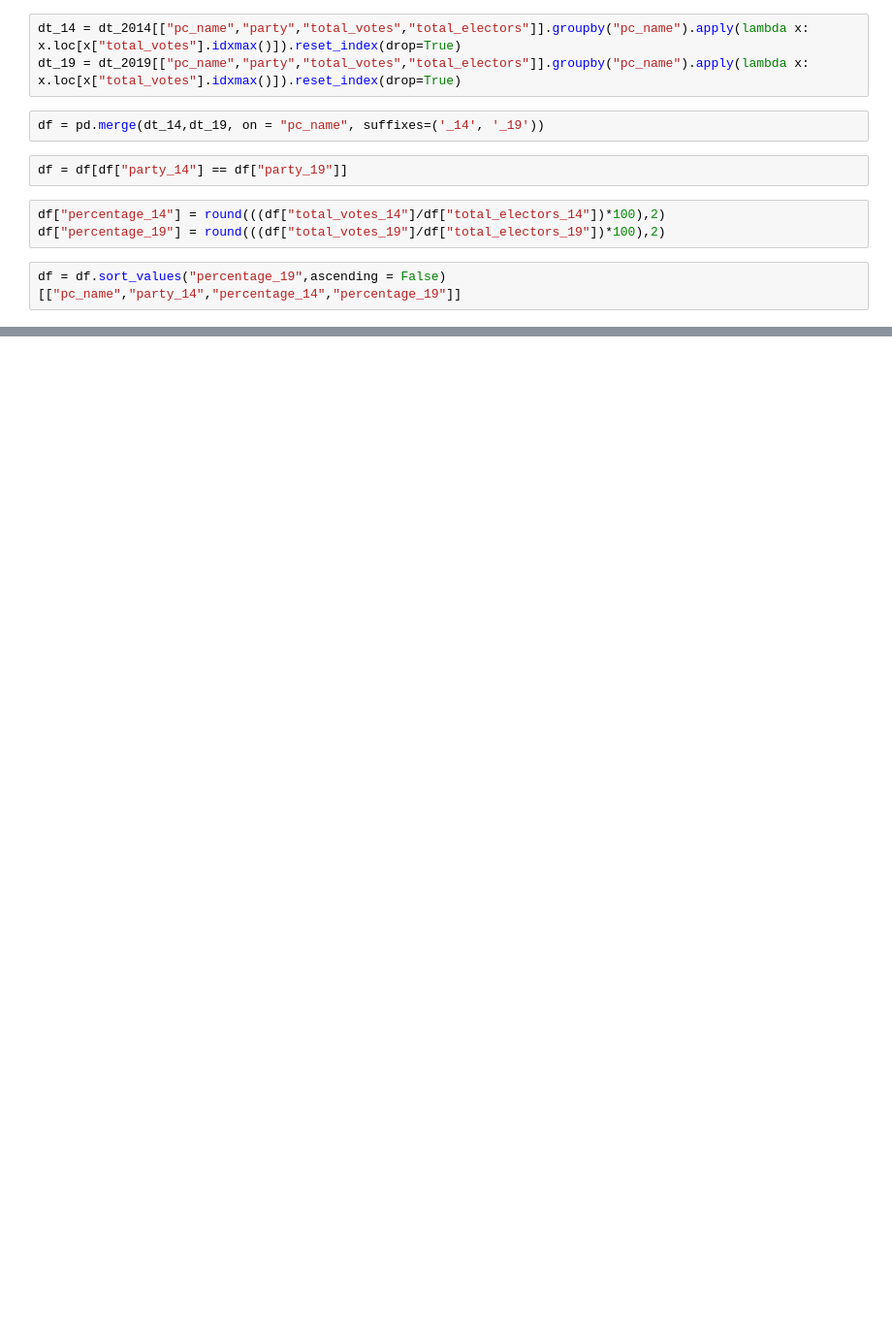
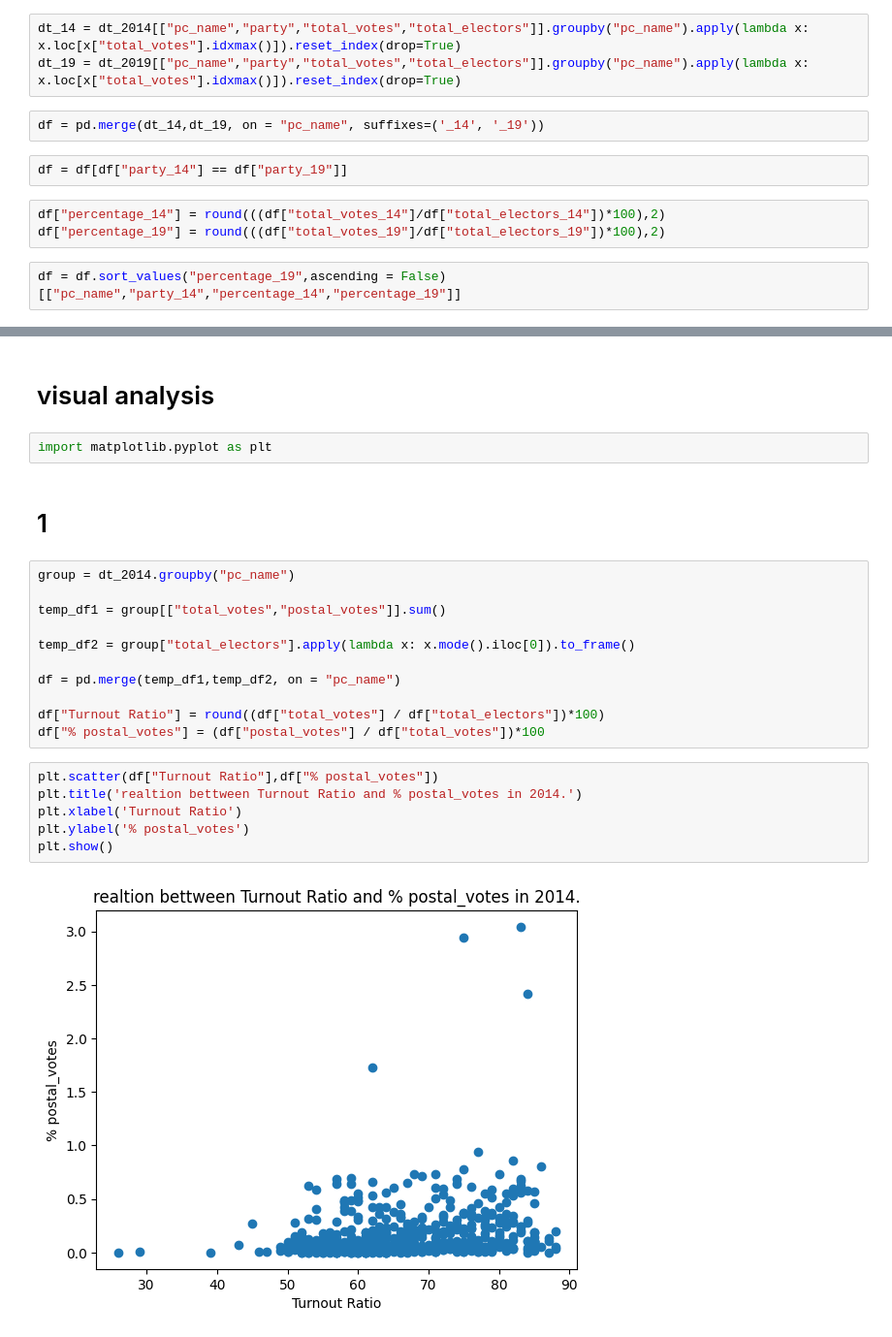
Before and after one commit to Nikhil-df/projects, a Jupyter notebook: vote analysis/voter analysis.ipynb, the cells around one changed output, grey strips where cells are left out. Shown at 97% size. Saved outputs shown, nothing was run; the diff lists cells and outputs as text; blank space fills up the shorter version.

Commit message:
final update on vote analysis

```diff
--- a/vote analysis/voter analysis.ipynb
+++ b/vote analysis/voter analysis.ipynb
@@ -265,0 +516,25 @@ on the based of difference (2019-2014) in winner vote percentage in two election
+# %% [markdown]
+# visual analysis
+# %%
+import matplotlib.pyplot as plt
+# %% [markdown]
+# 1
+# %%
+group = dt_2014.groupby("pc_name")
+
+temp_df1 = group[["total_votes","postal_votes"]].sum()
+
+temp_df2 = group["total_electors"].apply(lambda x: x.mode().iloc[0]).to_frame()
+
+df = pd.merge(temp_df1,temp_df2, on = "pc_name")
+
+df["Turnout Ratio"] = round((df["total_votes"] / df["total_electors"])*100)
+df["% postal_votes"] = (df["postal_votes"] / df["total_votes"])*100
+# %%
+plt.scatter(df["Turnout Ratio"],df["% postal_votes"])
+plt.title('realtion bettween Turnout Ratio and % postal_votes in 2014.')
+plt.xlabel('Turnout Ratio')
+plt.ylabel('% postal_votes')
+plt.show()
+# %% [output]
+[figure, added]
```
Also changed, not shown: parts of 79 cells of this notebook.
